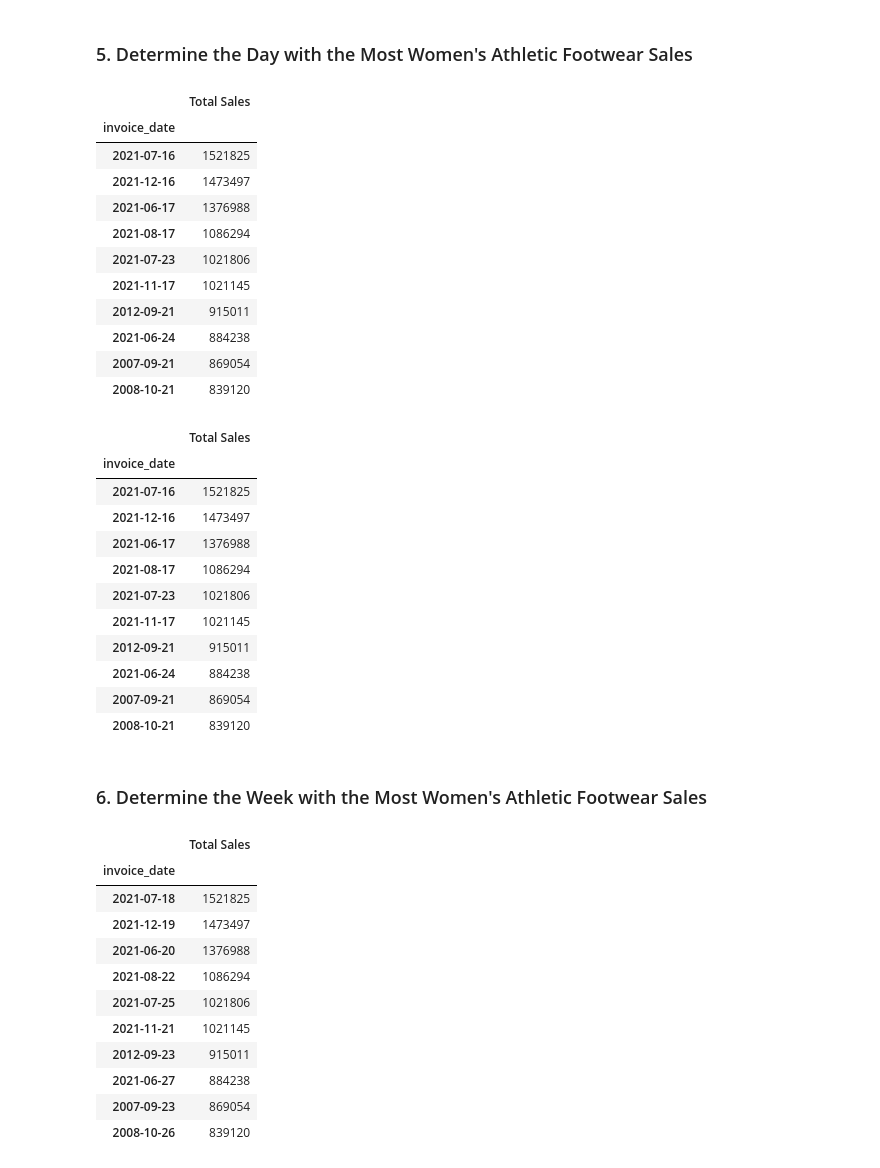
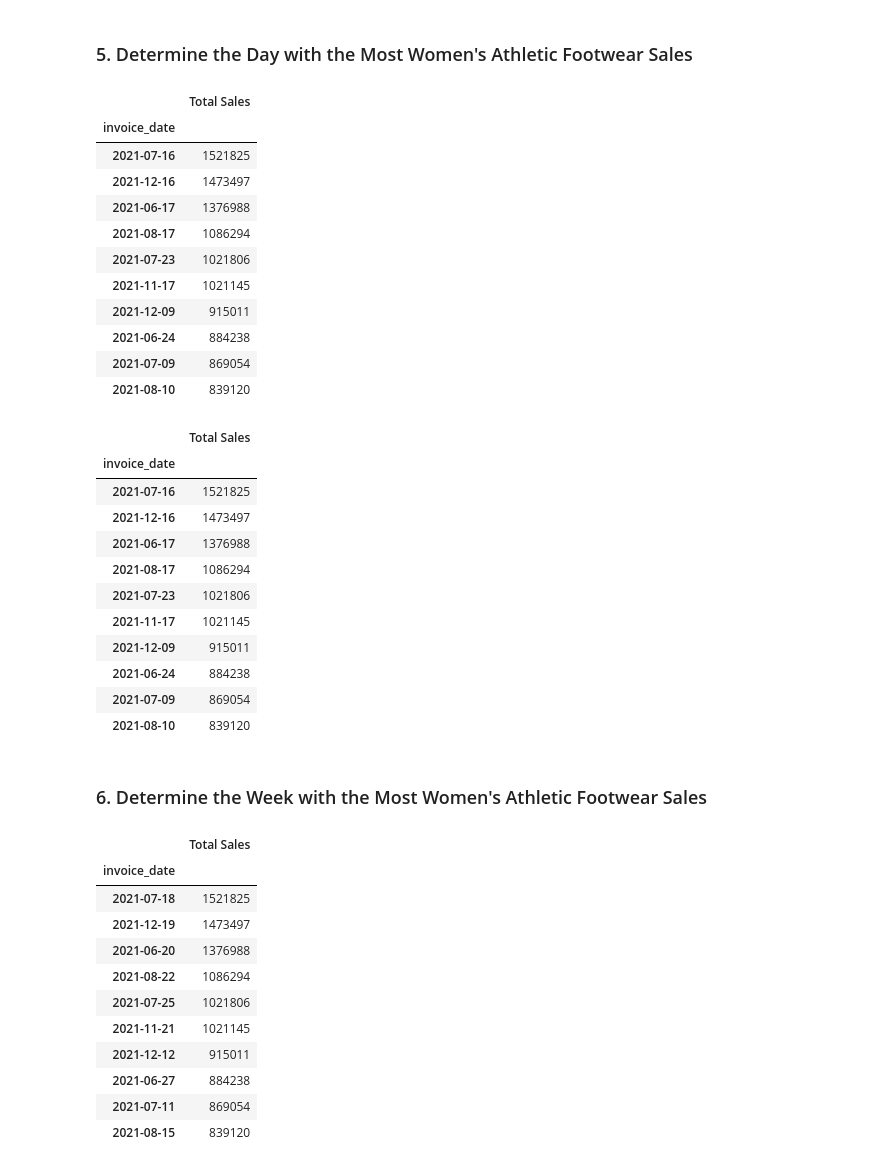
Before and after one commit to cindyzhou89/athletic_sales_analysis, a Jupyter notebook: athletic_sales_analysis_starter_code.ipynb, the cells around one changed output. Cells and saved outputs as stored; diff of their text form; code cells hidden in the pictures.

```diff
--- a/athletic_sales_analysis_starter_code.ipynb
+++ b/athletic_sales_analysis_starter_code.ipynb
@@ -122,7 +123,7 @@ sales_method         object
 dtype: object
 # %%
 # Convert the "invoice_date" to a datetime datatype
-JoinPd['invoice_date']=pd.to_datetime(JoinPd['invoice_date'], yearfirst=True)
+JoinPd['invoice_date']=pd.to_datetime(JoinPd['invoice_date'])
 
 #converted_JoinPd = JoinPd.copy()
 #converted_JoinPd['invoice_date'] = converted_JoinPd.loc[:, 'invoice_date'].astype(float)
@@ -354,28 +343,28 @@ WPSalesPivPd.head(5)
 # %%
 # Create a pivot table with the 'invoice_date' column is the index, and the "total_sales" as the values.
 BestSaleDay=WomenSales.copy()
 BestSaleDay=pd.pivot_table(BestSaleDay, index=['invoice_date'],values='total_sales', aggfunc='sum', sort=False).sort_values(by=['total_sales'],ascending=False).head(10)
 
 # Optional: Rename the "total_sales" column to "Total Sales"
 
 BestSaleDay.columns=BestSaleDay.columns.to_flat_index()
 BestSaleDay=BestSaleDay.rename(columns={'total_sales':'Total Sales'})
-WomenSales['invoice_date']=pd.to_datetime(WomenSales['invoice_date'], yearfirst=True)
+WomenSales['invoice_date']=pd.to_datetime(WomenSales['invoice_date'])
 # Show the table.
 BestSaleDay
 # %% [output]
 |  | Total Sales |
 | invoice_date |  |
 | 2021-07-16 | 1521825 |
 | 2021-12-16 | 1473497 |
 | 2021-06-17 | 1376988 |
 | 2021-08-17 | 1086294 |
 | 2021-07-23 | 1021806 |
 | 2021-11-17 | 1021145 |
-| 2012-09-21 | 915011 |
+| 2021-12-09 | 915011 |
 | 2021-06-24 | 884238 |
-| 2007-09-21 | 869054 |
-| 2008-10-21 | 839120 |
+| 2021-07-09 | 869054 |
+| 2021-08-10 | 839120 |
 # %%
 # Resample the pivot table into daily bins, and get the total sales for each day.
 #dates=pd.date_range(WomenSales['invoice_date'].min(),WomenSales['invoice_date'].max(),freq='W')
@@ -393,10 +382,10 @@ ResampleBestSaleDay
 | 2021-08-17 | 1086294 |
 | 2021-07-23 | 1021806 |
 | 2021-11-17 | 1021145 |
-| 2012-09-21 | 915011 |
+| 2021-12-09 | 915011 |
 | 2021-06-24 | 884238 |
-| 2007-09-21 | 869054 |
-| 2008-10-21 | 839120 |
+| 2021-07-09 | 869054 |
+| 2021-08-10 | 839120 |
 # %% [markdown]
 ### 6.  Determine the Week with the Most Women's Athletic Footwear Sales
 # %%
@@ -419,7 +408,7 @@ ResampleWeekly.sort_values(by=['Total Sales'],ascending=False).head(10)
 | 2021-08-22 | 1086294 |
 | 2021-07-25 | 1021806 |
 | 2021-11-21 | 1021145 |
-| 2012-09-23 | 915011 |
+| 2021-12-12 | 915011 |
 | 2021-06-27 | 884238 |
-| 2007-09-23 | 869054 |
-| 2008-10-26 | 839120 |
+| 2021-07-11 | 869054 |
+| 2021-08-15 | 839120 |
```
Also changed, not shown: parts of 2 cells of this notebook.
